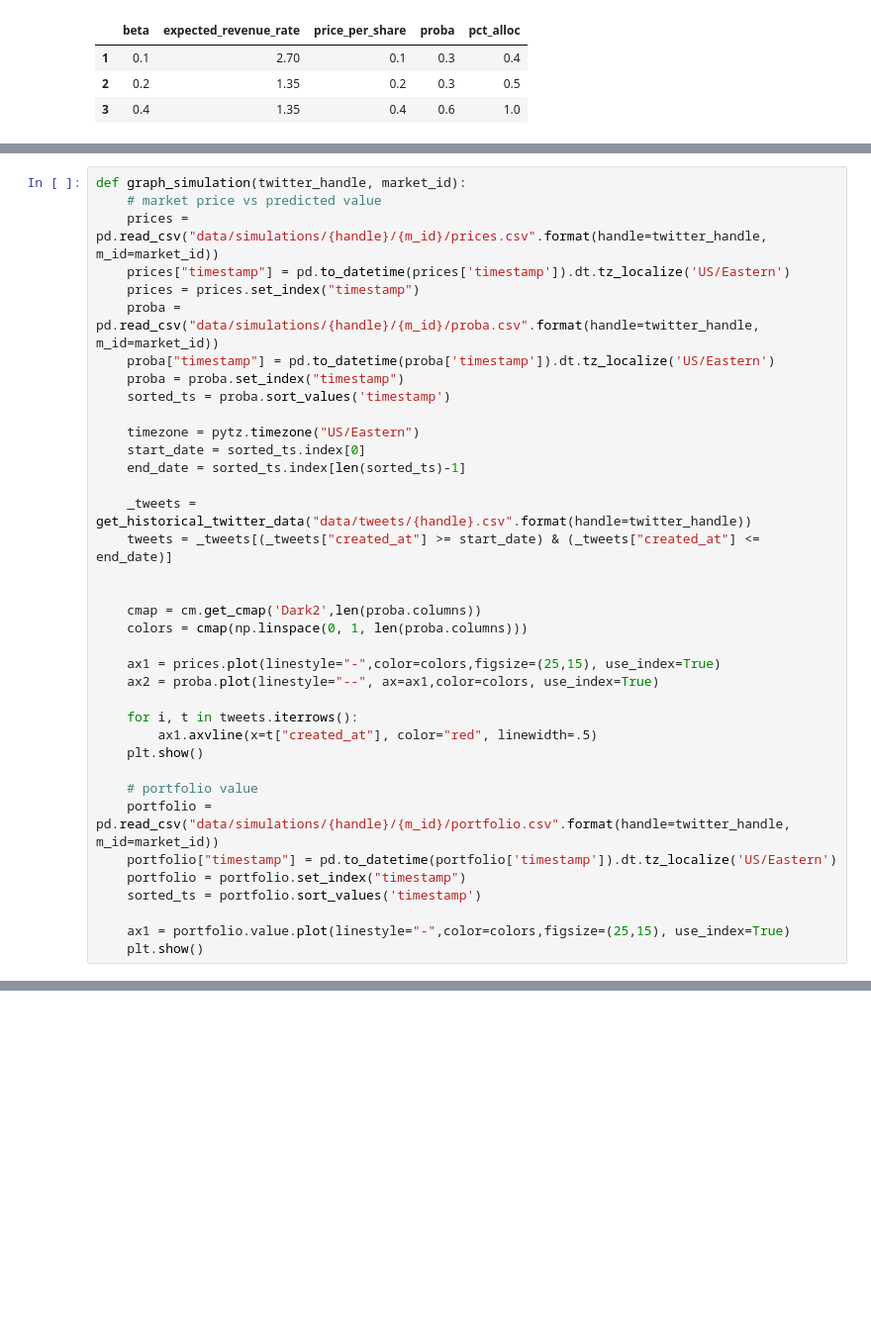
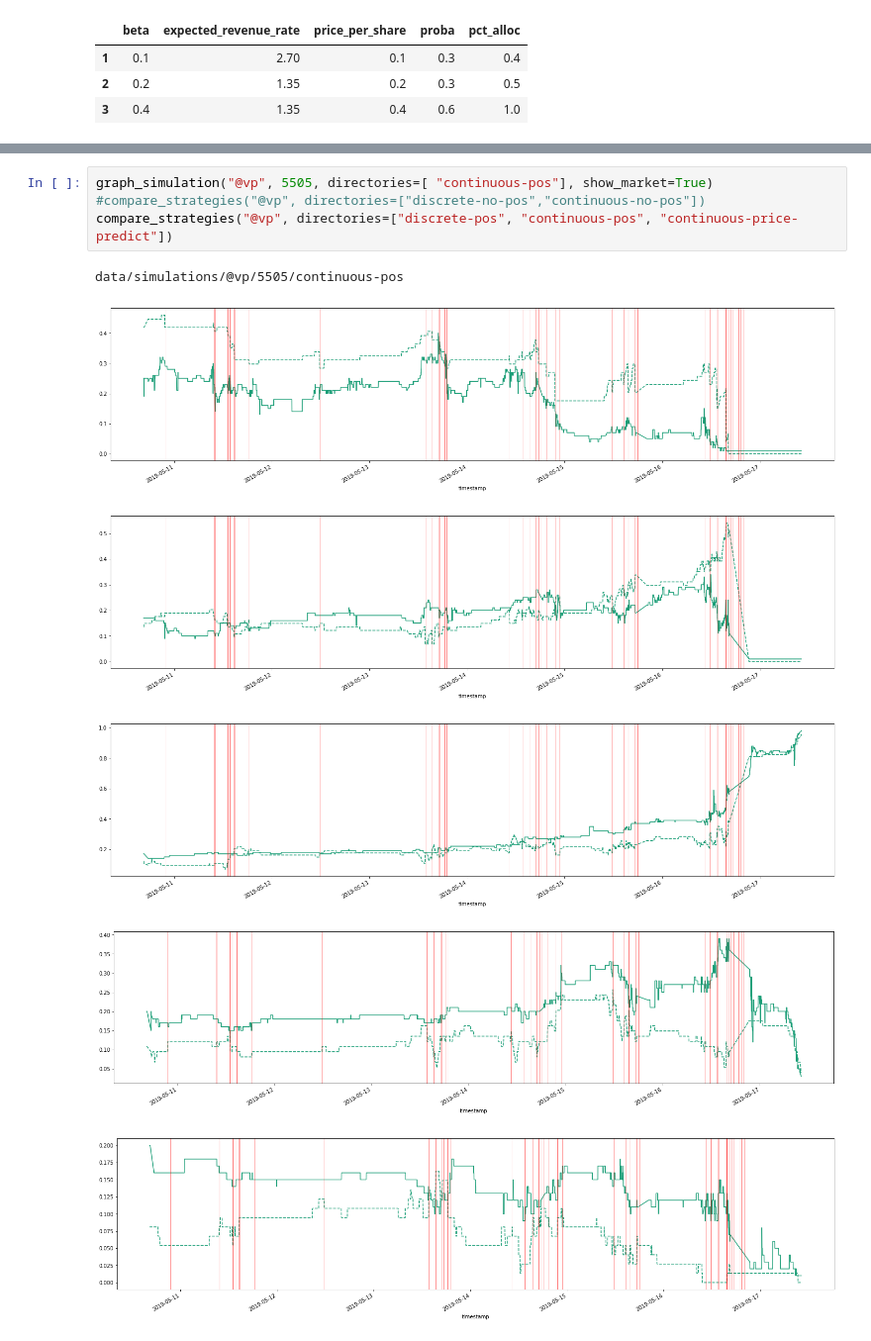
Before and after one commit to mng12689/predictit, a Jupyter notebook: Untitled-Copy1.ipynb, the cells around one changed output, grey strips where cells are left out. Shown at 99% size. Drawn from its saved outputs; the diff is of its cells as text; blank space fills up the shorter version.

```diff
--- a/Untitled-Copy1.ipynb
+++ b/Untitled-Copy1.ipynb
@@ -901,37 +738,0 @@ datetime.timedelta(1, 43200)
-# %%
-def graph_simulation(twitter_handle, market_id):
-    # market price vs predicted value
-    prices = pd.read_csv("data/simulations/{handle}/{m_id}/prices.csv".format(handle=twitter_handle, m_id=market_id))
-    prices["timestamp"] = pd.to_datetime(prices['timestamp']).dt.tz_localize('US/Eastern')
-    prices = prices.set_index("timestamp")
-    proba = pd.read_csv("data/simulations/{handle}/{m_id}/proba.csv".format(handle=twitter_handle, m_id=market_id))
-    proba["timestamp"] = pd.to_datetime(proba['timestamp']).dt.tz_localize('US/Eastern')
-    proba = proba.set_index("timestamp")
-    sorted_ts = proba.sort_values('timestamp')
-
-    timezone = pytz.timezone("US/Eastern")
-    start_date = sorted_ts.index[0]
-    end_date = sorted_ts.index[len(sorted_ts)-1]
-
-    _tweets = get_historical_twitter_data("data/tweets/{handle}.csv".format(handle=twitter_handle))
-    tweets = _tweets[(_tweets["created_at"] >= start_date) & (_tweets["created_at"] <= end_date)]
-
-
-    cmap = cm.get_cmap('Dark2',len(proba.columns))
-    colors = cmap(np.linspace(0, 1, len(proba.columns)))
-
-    ax1 = prices.plot(linestyle="-",color=colors,figsize=(25,15), use_index=True)
-    ax2 = proba.plot(linestyle="--", ax=ax1,color=colors, use_index=True)
-
-    for i, t in tweets.iterrows():
-        ax1.axvline(x=t["created_at"], color="red", linewidth=.5)
-    plt.show()
-
-    # portfolio value
-    portfolio = pd.read_csv("data/simulations/{handle}/{m_id}/portfolio.csv".format(handle=twitter_handle, m_id=market_id))
-    portfolio["timestamp"] = pd.to_datetime(portfolio['timestamp']).dt.tz_localize('US/Eastern')
-    portfolio = portfolio.set_index("timestamp")
-    sorted_ts = portfolio.sort_values('timestamp')
-
-    ax1 = portfolio.value.plot(linestyle="-",color=colors,figsize=(25,15), use_index=True)
-    plt.show()
@@ -1004,0 +926,11 @@ NameError: name 'grouped' is not defined
+# %%
+graph_simulation("@vp", 5505, directories=[ "continuous-pos"], show_market=True)
+#compare_strategies("@vp", directories=["discrete-no-pos","continuous-no-pos"])
+compare_strategies("@vp", directories=["discrete-pos", "continuous-pos", "continuous-price-predict"])
+# %% [output]
+data/simulations/@vp/5505/continuous-pos
+[figure, added]
+[figure, added]
+[figure, added]
+[figure, added]
+[figure, added]
```
Also changed, not shown: parts of 45 cells of this notebook, 12 other files.
